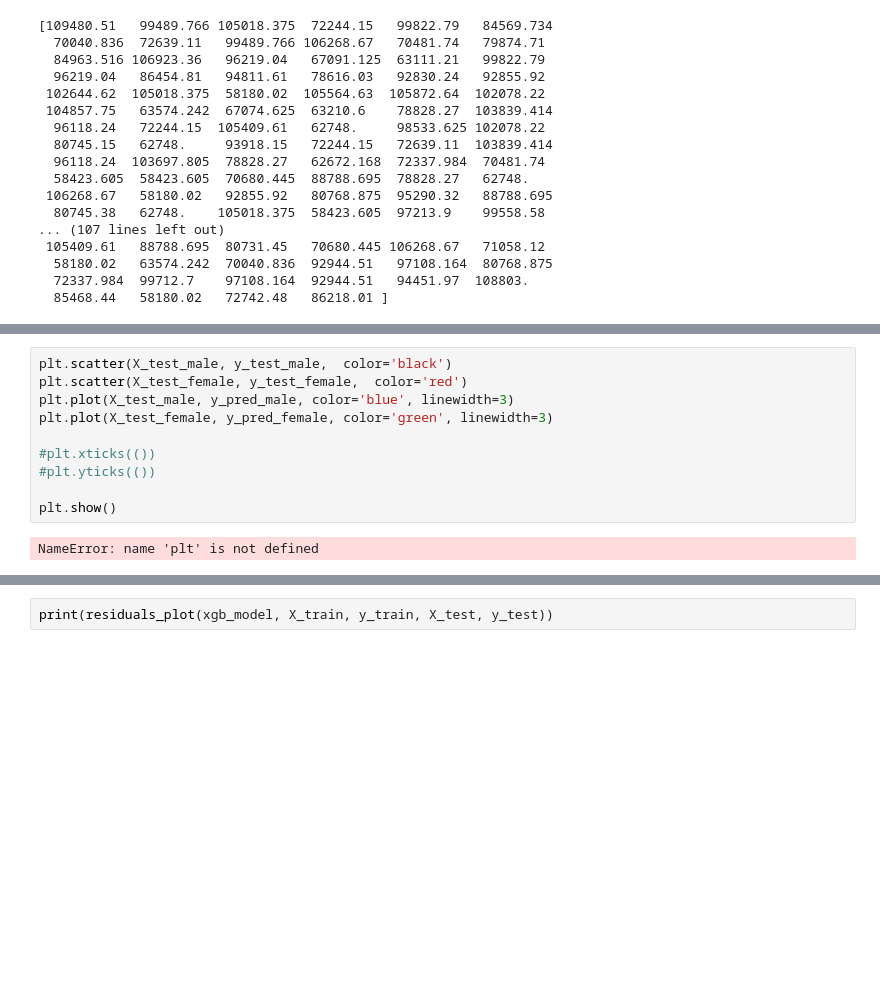
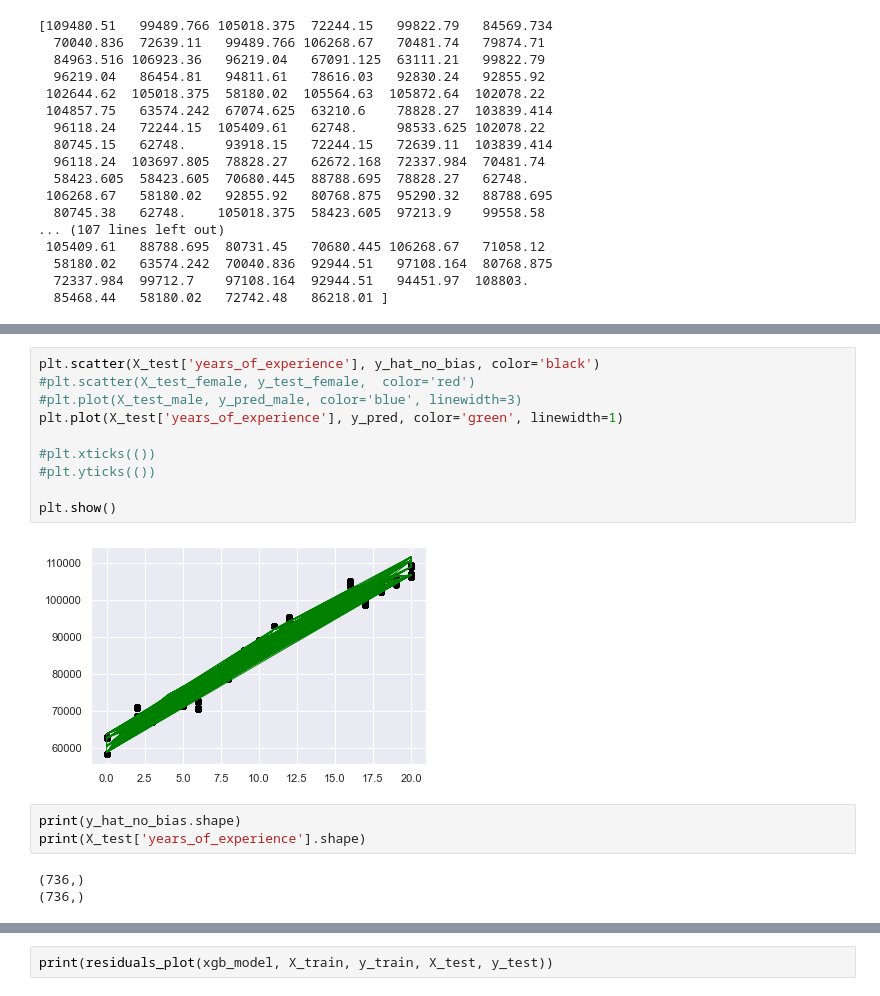
Before and after one commit to codingWithAndy/CSCM21-Abuses_Biases_and_Blessing_of_Data, a Jupyter notebook: Assignments/Part 2/solution.ipynb, the cells around one changed output, grey strips where cells are left out. Saved outputs shown, nothing was run; the diff lists cells and outputs as text; blank space fills up the shorter version.

```diff
--- a/Assignments/Part 2/solution.ipynb
+++ b/Assignments/Part 2/solution.ipynb
@@ -60,12 +169,18 @@ print(y_hat_no_bias)
 # %%
-plt.scatter(X_test_male, y_test_male,  color='black')
-plt.scatter(X_test_female, y_test_female,  color='red')
-plt.plot(X_test_male, y_pred_male, color='blue', linewidth=3)
-plt.plot(X_test_female, y_pred_female, color='green', linewidth=3)
+plt.scatter(X_test['years_of_experience'], y_hat_no_bias, color='black')
+#plt.scatter(X_test_female, y_test_female,  color='red')
+#plt.plot(X_test_male, y_pred_male, color='blue', linewidth=3)
+plt.plot(X_test['years_of_experience'], y_pred, color='green', linewidth=1)
 
 #plt.xticks(())
 #plt.yticks(())
 
 plt.show()
 # %% [output]
-NameError: name 'plt' is not defined
+[figure, added]
+# %%
+print(y_hat_no_bias.shape)
+print(X_test['years_of_experience'].shape)
+# %% [output]
+(736,)
+(736,)
```
Also changed, not shown: parts of 33 cells of this notebook.
